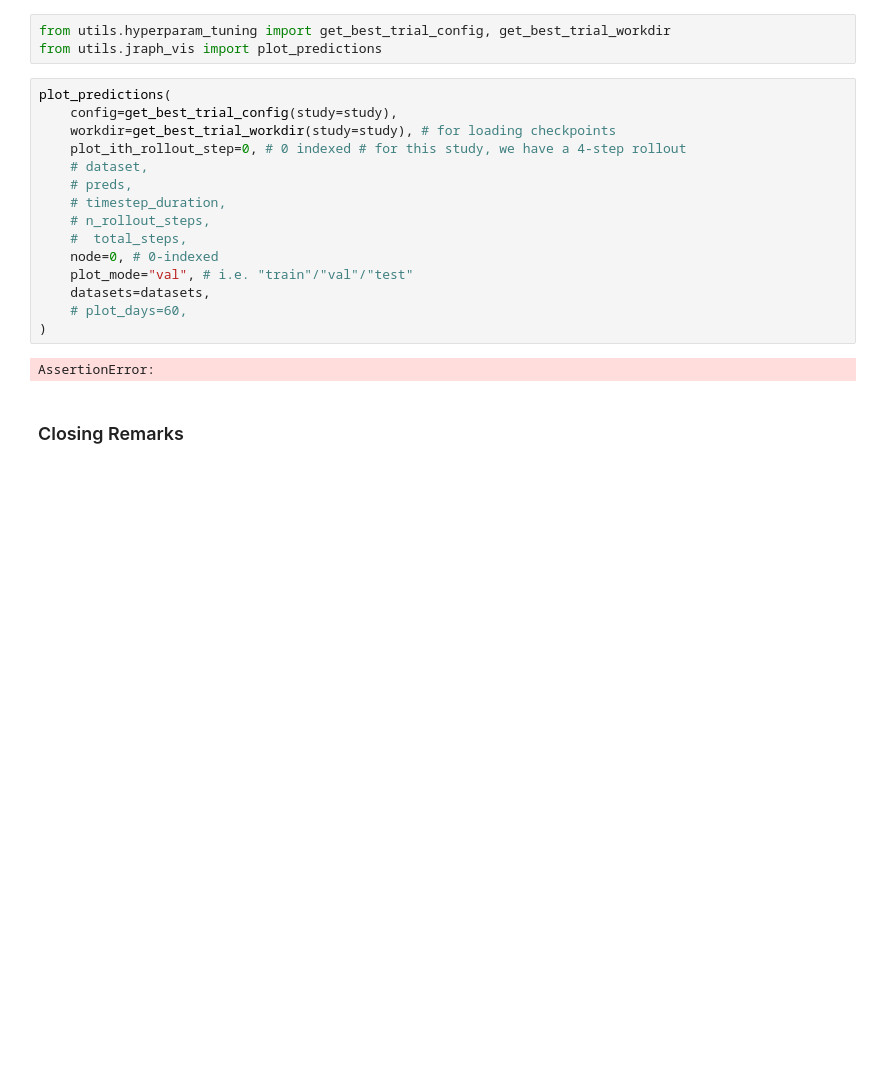
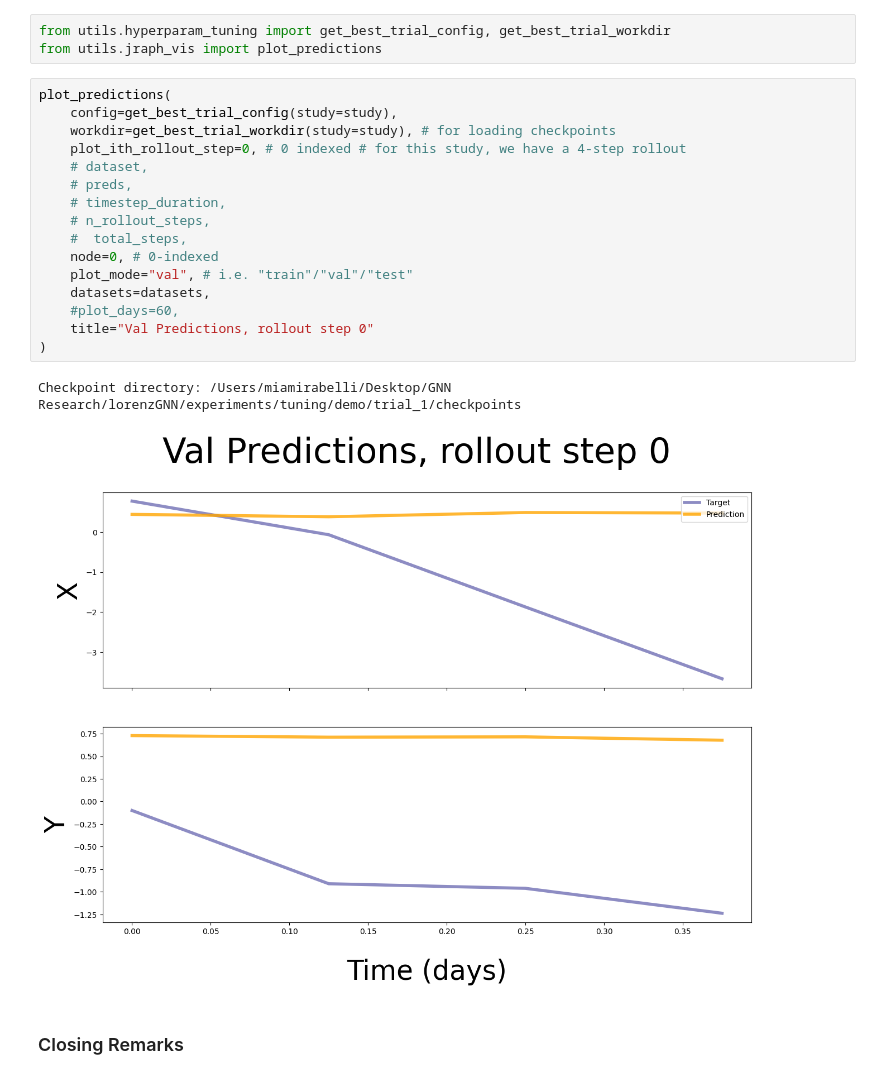
Before and after one commit to miamirabelli/lorenzGNN, a Jupyter notebook: demo.ipynb, the cells around one changed output. Drawn from its saved outputs; the diff is of its cells as text; blank space fills up the shorter version.

Commit message:
checking plotting sample.ipynb

```diff
--- a/demo.ipynb
+++ b/demo.ipynb
@@ -714,20 +695,22 @@ from utils.jraph_vis import plot_predictions
 # %%
 plot_predictions(
     config=get_best_trial_config(study=study),
     workdir=get_best_trial_workdir(study=study), # for loading checkpoints
     plot_ith_rollout_step=0, # 0 indexed # for this study, we have a 4-step rollout
     # dataset,
     # preds,
     # timestep_duration,
     # n_rollout_steps,
     #  total_steps,
     node=0, # 0-indexed
     plot_mode="val", # i.e. "train"/"val"/"test"
     datasets=datasets,
-    # plot_days=60,
+    #plot_days=60,
+    title="Val Predictions, rollout step 0"
 )
 # %% [output]
-AssertionError:
+Checkpoint directory: /Users/miamirabelli/Desktop/GNN Research/lorenzGNN/experiments/tuning/demo/trial_1/checkpoints
+[figure, added]
 # %% [markdown]
 ### Closing Remarks
 # %% [markdown]
```
Also changed, not shown: parts of 3 cells of this notebook, 2 other files.
